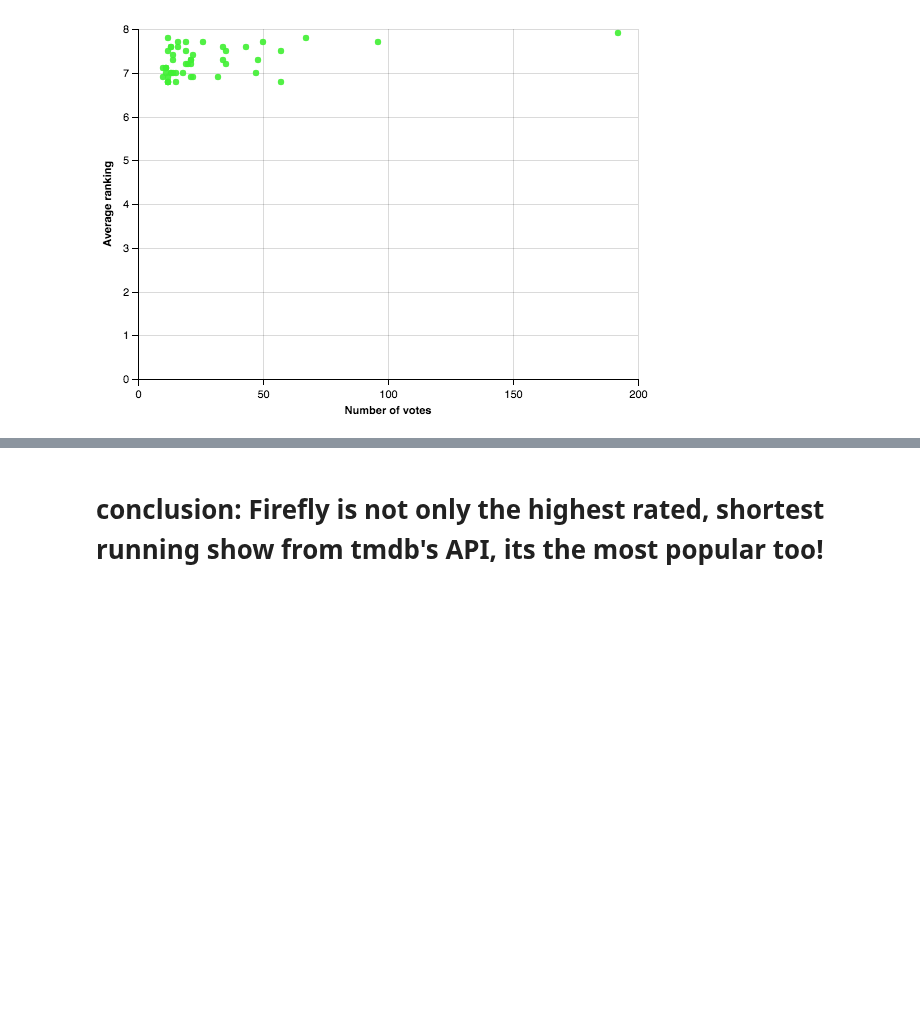
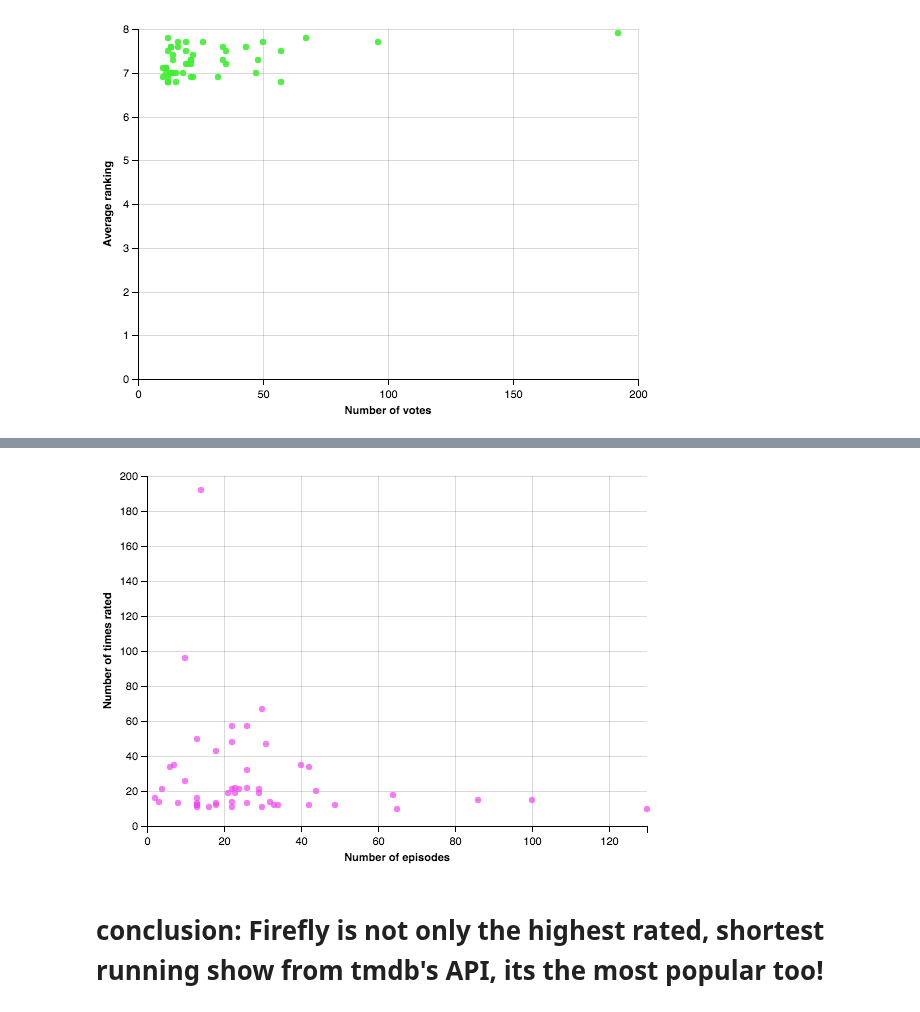
Before and after one commit to LutherCSMiller/project2-loutan01, a Jupyter notebook: MidtermProject.ipynb, the cells around one changed output, grey strips where cells are left out. Drawn from its saved outputs; the diff is of its cells as text; code cells hidden in the pictures; blank space fills up the shorter version.

```diff
--- a/MidtermProject.ipynb
+++ b/MidtermProject.ipynb
@@ -176,0 +180,6 @@ Chart(popularButCancelledShows).mark_point(filled=True, color = '#41ef34').encod
+# %%
+Chart(popularButCancelledShows).mark_point(filled=True, color = '#f142f4').encode(
+    y=Y('vote_count', axis = Axis(title = 'Number of times rated')),
+    x=X('number_of_episodes', axis = Axis(title = 'Number of episodes'))
+)
+# %% [output]
@@ -177,2 +187,3 @@ Chart(popularButCancelledShows).mark_point(filled=True, color = '#41ef34').encod
+[figure, added]
 # %% [markdown]
 # conclusion: Firefly is not only the highest rated, shortest running show from tmdb's API, its the most popular too!
```
Also changed, not shown: parts of 5 cells of this notebook.
